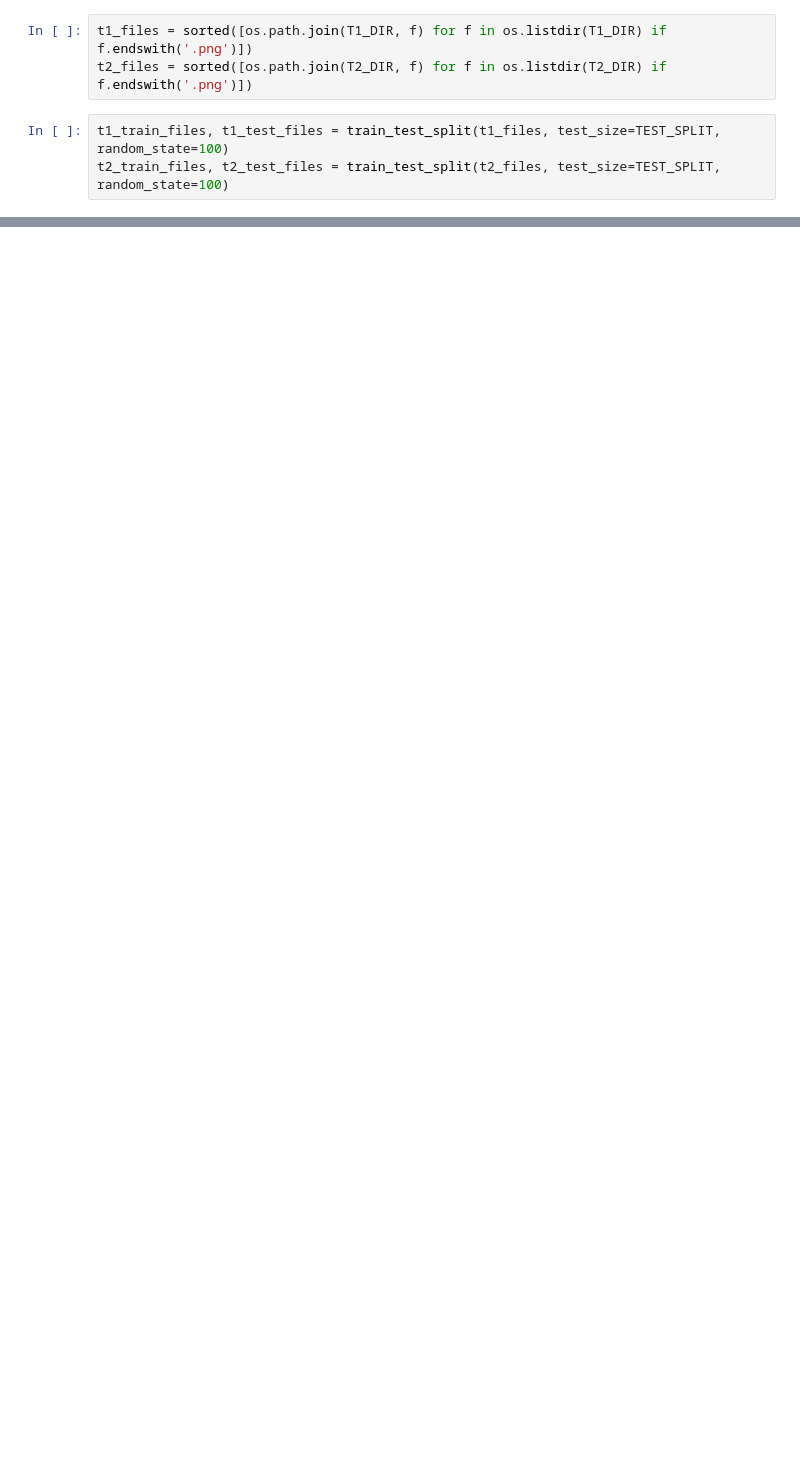
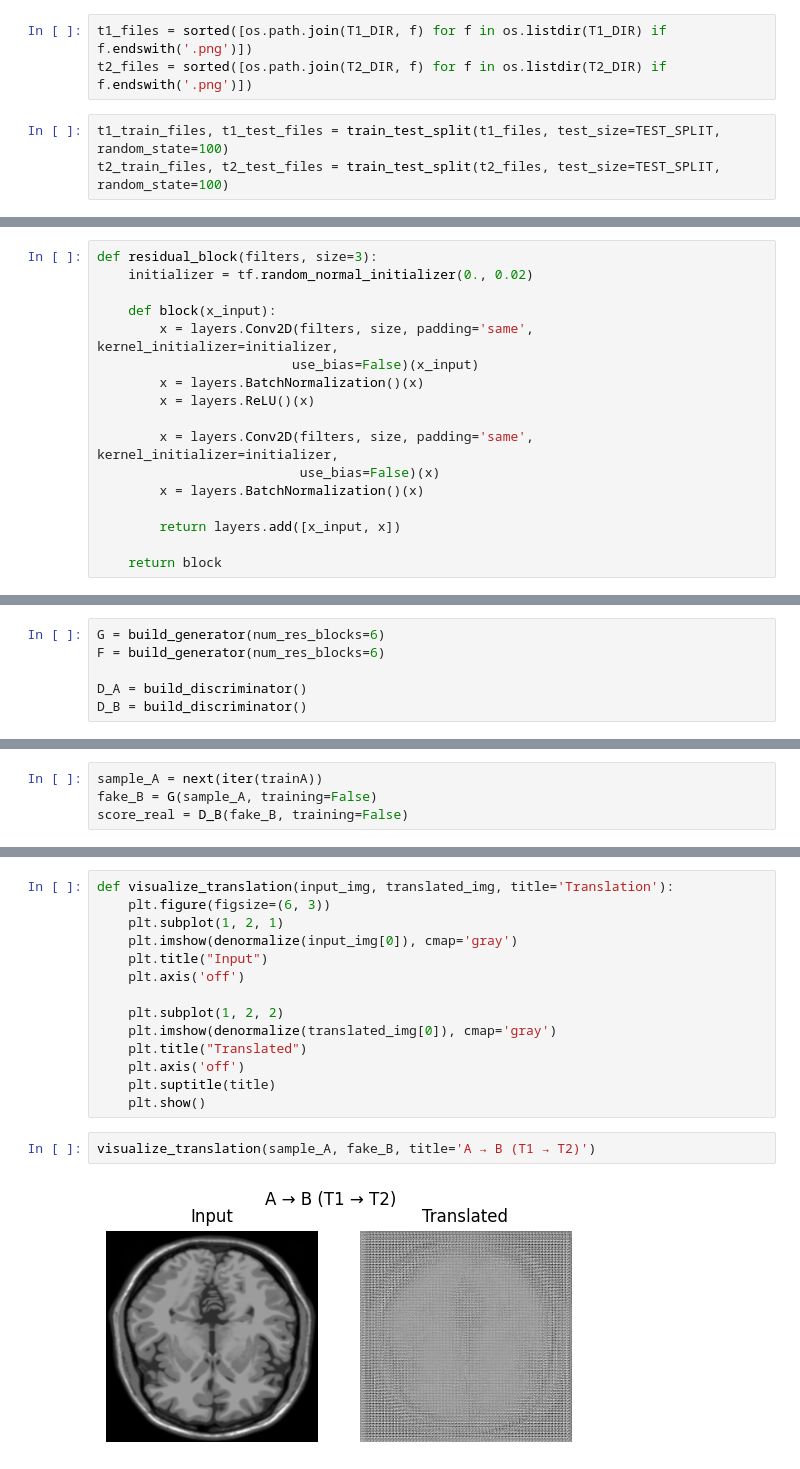
Before and after one commit to Debnath-Goutam/Style-Transfer-using-GAN-Capstone-, a Jupyter notebook: Capstone Project.ipynb, the cells around one changed output, grey strips where cells are left out. Saved outputs shown, nothing was run; the diff lists cells and outputs as text; blank space fills up the shorter version.

Commit message:
Important Functions, Generator, Discriminator and their Loss Functions

```diff
--- a/Capstone Project.ipynb
+++ b/Capstone Project.ipynb
@@ -34,0 +113,17 @@ t2_train_files, t2_test_files = train_test_split(t2_files, test_size=TEST_SPLIT,
+# %%
+def residual_block(filters, size=3):
+    initializer = tf.random_normal_initializer(0., 0.02)
+
+    def block(x_input):
+        x = layers.Conv2D(filters, size, padding='same', kernel_initializer=initializer,
+                         use_bias=False)(x_input)
+        x = layers.BatchNormalization()(x)
+        x = layers.ReLU()(x)
+
+        x = layers.Conv2D(filters, size, padding='same', kernel_initializer=initializer,
+                          use_bias=False)(x)
+        x = layers.BatchNormalization()(x)
+
+        return layers.add([x_input, x])
+
+    return block
@@ -34,0 +187,6 @@ t2_train_files, t2_test_files = train_test_split(t2_files, test_size=TEST_SPLIT,
+# %%
+G = build_generator(num_res_blocks=6)
+F = build_generator(num_res_blocks=6)
+
+D_A = build_discriminator()
+D_B = build_discriminator()
@@ -34,0 +195,4 @@ t2_train_files, t2_test_files = train_test_split(t2_files, test_size=TEST_SPLIT,
+# %%
+sample_A = next(iter(trainA))
+fake_B = G(sample_A, training=False)
+score_real = D_B(fake_B, training=False)
@@ -34,0 +203,18 @@ t2_train_files, t2_test_files = train_test_split(t2_files, test_size=TEST_SPLIT,
+# %%
+def visualize_translation(input_img, translated_img, title='Translation'):
+    plt.figure(figsize=(6, 3))
+    plt.subplot(1, 2, 1)
+    plt.imshow(denormalize(input_img[0]), cmap='gray')
+    plt.title("Input")
+    plt.axis('off')
+
+    plt.subplot(1, 2, 2)
+    plt.imshow(denormalize(translated_img[0]), cmap='gray')
+    plt.title("Translated")
+    plt.axis('off')
+    plt.suptitle(title)
+    plt.show()
+# %%
+visualize_translation(sample_A, fake_B, title='A → B (T1 → T2)')
+# %% [output]
+[figure, added]
```
Also changed, not shown: parts of 30 cells of this notebook.
